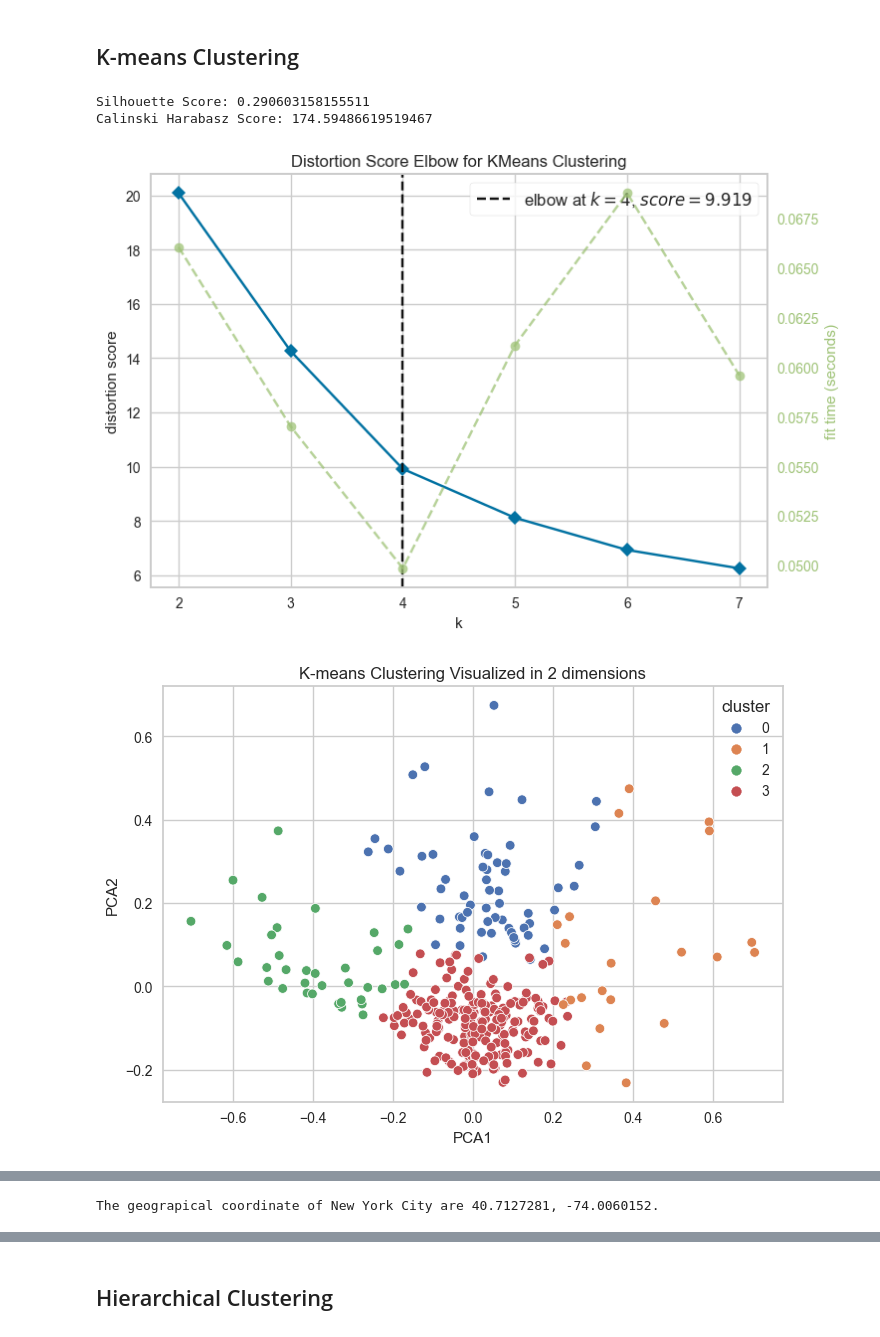
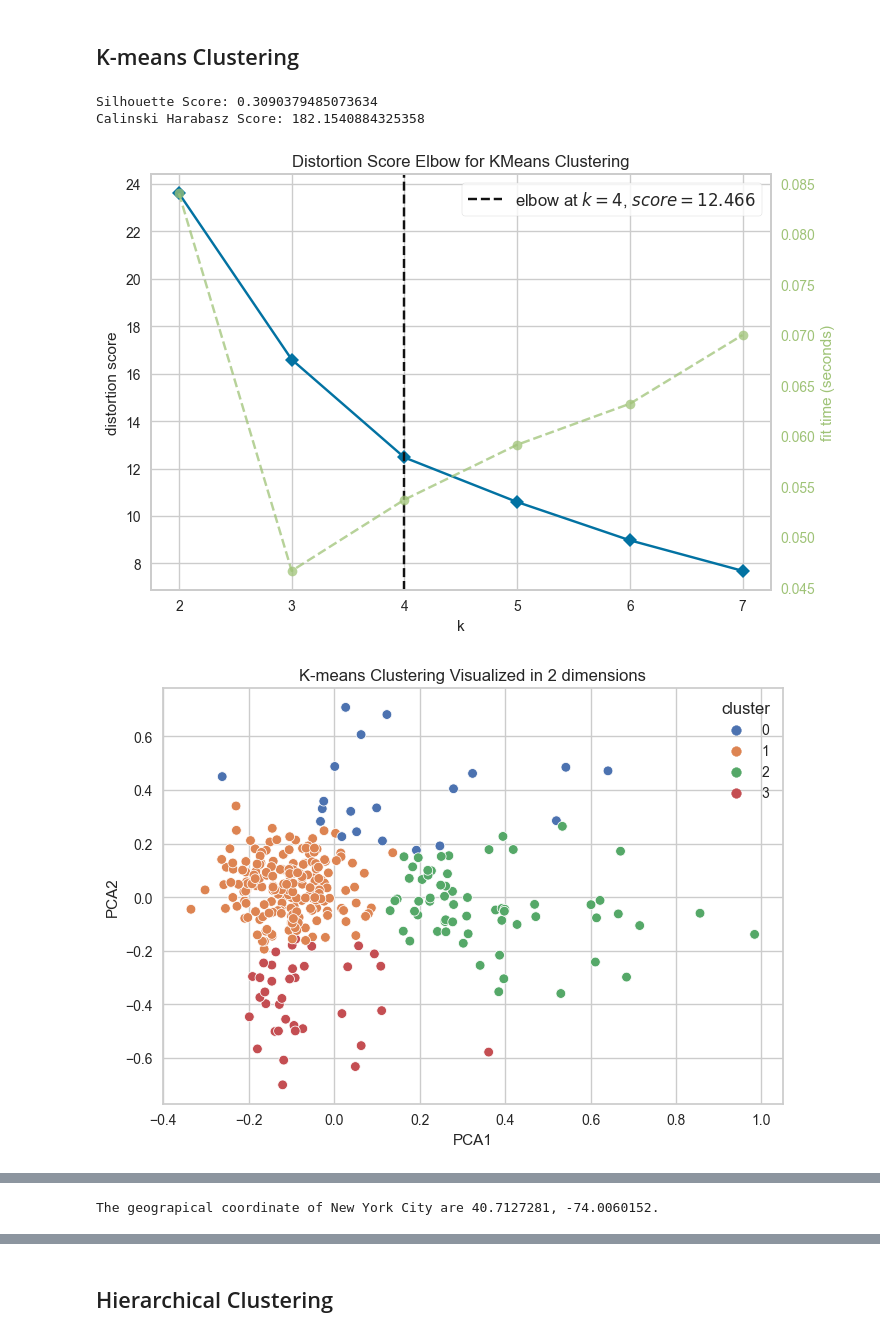
Before and after one commit to Magmafish/Midterm_Project, a Jupyter notebook: modeling_k.ipynb, the cells around one changed output, grey strips where cells are left out. Drawn from its saved outputs; the diff is of its cells as text; code cells hidden in the pictures.

Commit message:
new result with 1br 2br and studio

```diff
--- a/modeling_k.ipynb
+++ b/modeling_k.ipynb
@@ -122,8 +122,8 @@ sns.heatmap(cor,annot=True)
 # df_neighborhood_model = pd.DataFrame(df_neighborhood_model)
 # %%
 #features = ['studio_2021', 'br_1_2021', 'br_2_2021', 'no_of_school', 'no_of_hospital', 'no_of_restaurant', 'no_of_bank', 'no_of_bar', 'no_of_busstation', 'no_of_cafe', 'criminal_rate', 'population_2020']
-features = ['br_1_2021', 'no_of_school', 'no_of_hospital', 'no_of_busstation', 'criminal_rate', 'population_2020']
-features_dis = ['Rent Prices (1 bed)', 'No of Schools', 'No of Hospitals', 'No of Bus Stations', 'Crime Rate', 'Population']
+features = ['studio_2021', 'br_1_2021', 'br_2_2021', 'no_of_school', 'no_of_hospital', 'no_of_busstation', 'criminal_rate', 'population_2020']
+features_dis = ['Rent Prices (Studio)', 'Rent Prices (1 bed)', 'Rent Prices (2 beds)', 'No of Schools', 'No of Hospitals', 'No of Bus Stations', 'Crime Rate', 'Population']
 df_neighborhood = neighborhood[features]
 # %%
 df_neighborhood['criminal_rate'] = neighborhood['criminal_rate']/neighborhood['population_2020']
@@ -336,35 +326,35 @@ nyc_longitude = location.longitude
 
 print('The geograpical coordinate of New York City are {}, {}.'.format(nyc_latitude, nyc_longitude))
 
 
 # create map
 map_clusters = folium.Map(location=[nyc_latitude, nyc_longitude], zoom_start=10)
 
 # set color scheme for the clusters
 colors_array = cm.rainbow(np.linspace(0, 1, elbow_k))
 if elbow_k > 5:
     rainbow = [colors.rgb2hex(i) for i in colors_array]
 else:
     ## blue: 3471EB, red: BB0000, green: 00BB00, purple: 6E34EB, orange: EBA134
-    rainbow = ['#EBA134', '#00BB00', '#3471EB', '#6E34EB', '#BB0000']
+    rainbow = ['#3471EB', '#BB0000', '#00BB00', '#6E34EB', '#EBA134']
 
 
 # add markers to the map
 markers_colors = []
 for lat, lon, poi, cluster in zip(neighborhood['latitude'], neighborhood['longitude'], neighborhood['neighborhood'], df_kmean['cluster']):
     label = folium.Popup(str(poi) + ' Cluster ' + str(cluster), parse_html=True)
     folium.CircleMarker(
         [lat, lon],
         radius=5,
         popup=label,
         color=rainbow[cluster-1],
         fill=True,
         fill_color=rainbow[cluster-1],
         fill_opacity=0.8).add_to(map_clusters)
 
 map_clusters
 # %% [output]
-Silhouette Score: 0.290603158155511
-Calinski Harabasz Score: 174.59486619519467
+Silhouette Score: 0.3090379485073634
+Calinski Harabasz Score: 182.1540884325358
-[figure, old version]
+[figure, new version]
-[figure, old version]
+[figure, new version]
```
Also changed, not shown: parts of 7 cells of this notebook, 20 other files.
